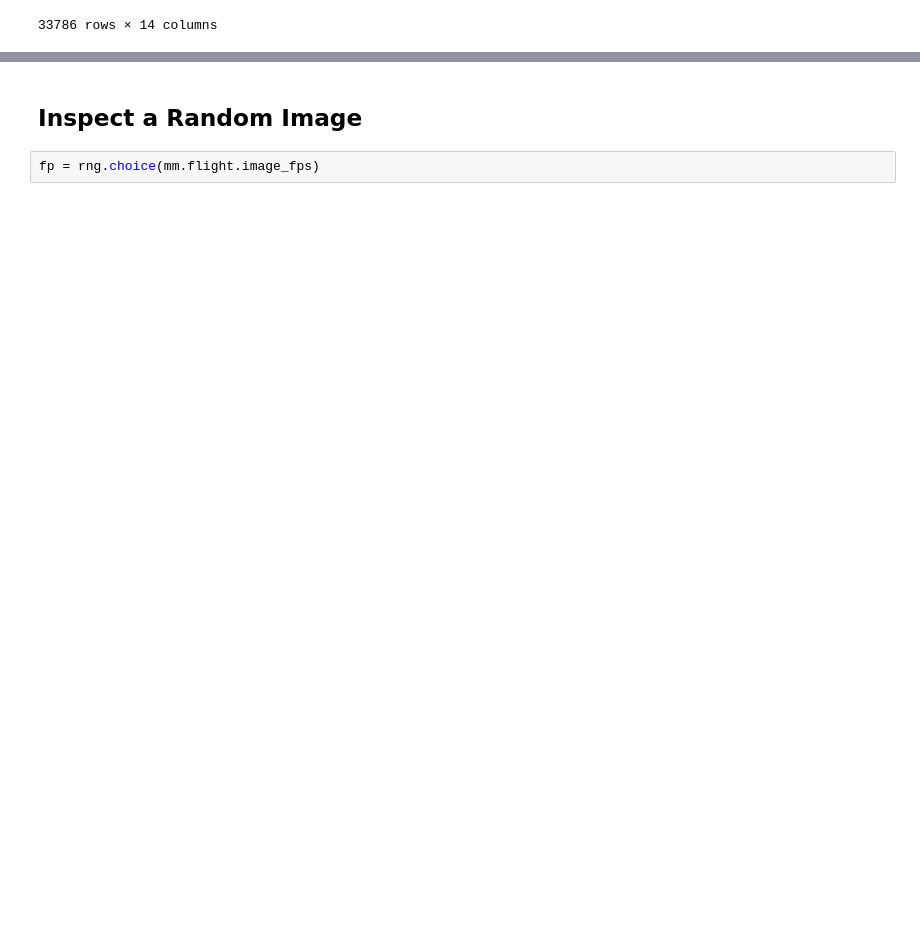
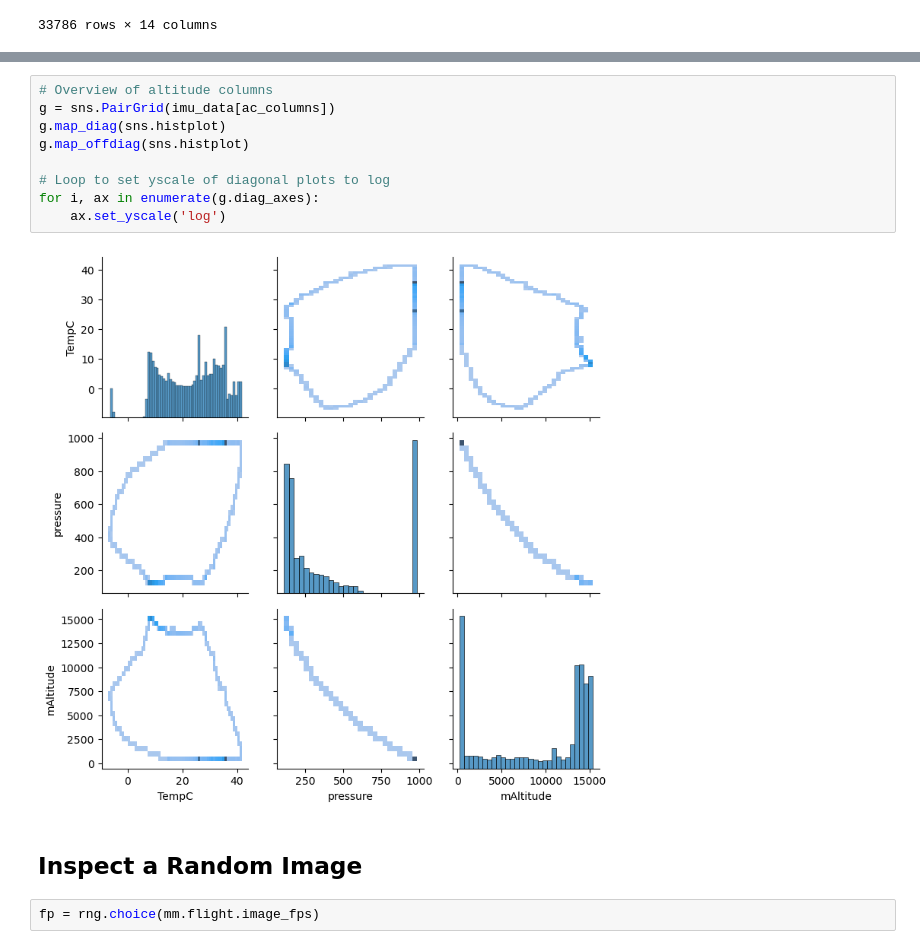
Before and after one commit to AdlerFarHorizons/NITELite-mapmaker, a Jupyter notebook: exploratory.ipynb, the cells around one changed output, grey strips where cells are left out. Saved outputs shown, nothing was run; the diff lists cells and outputs as text; blank space fills up the shorter version.

```diff
--- a/exploratory.ipynb
+++ b/exploratory.ipynb
@@ -71,3 +108,14 @@ metadata.describe()
+# %%
+# Overview of altitude columns
+g = sns.PairGrid(imu_data[ac_columns])
+g.map_diag(sns.histplot)
+g.map_offdiag(sns.histplot)
+
+# Loop to set yscale of diagonal plots to log
+for i, ax in enumerate(g.diag_axes):
+    ax.set_yscale('log')
+# %% [output]
+[figure, added]
 # %% [markdown]
 ## Inspect a Random Image
 # %%
```
Also changed, not shown: parts of 15 cells of this notebook.
